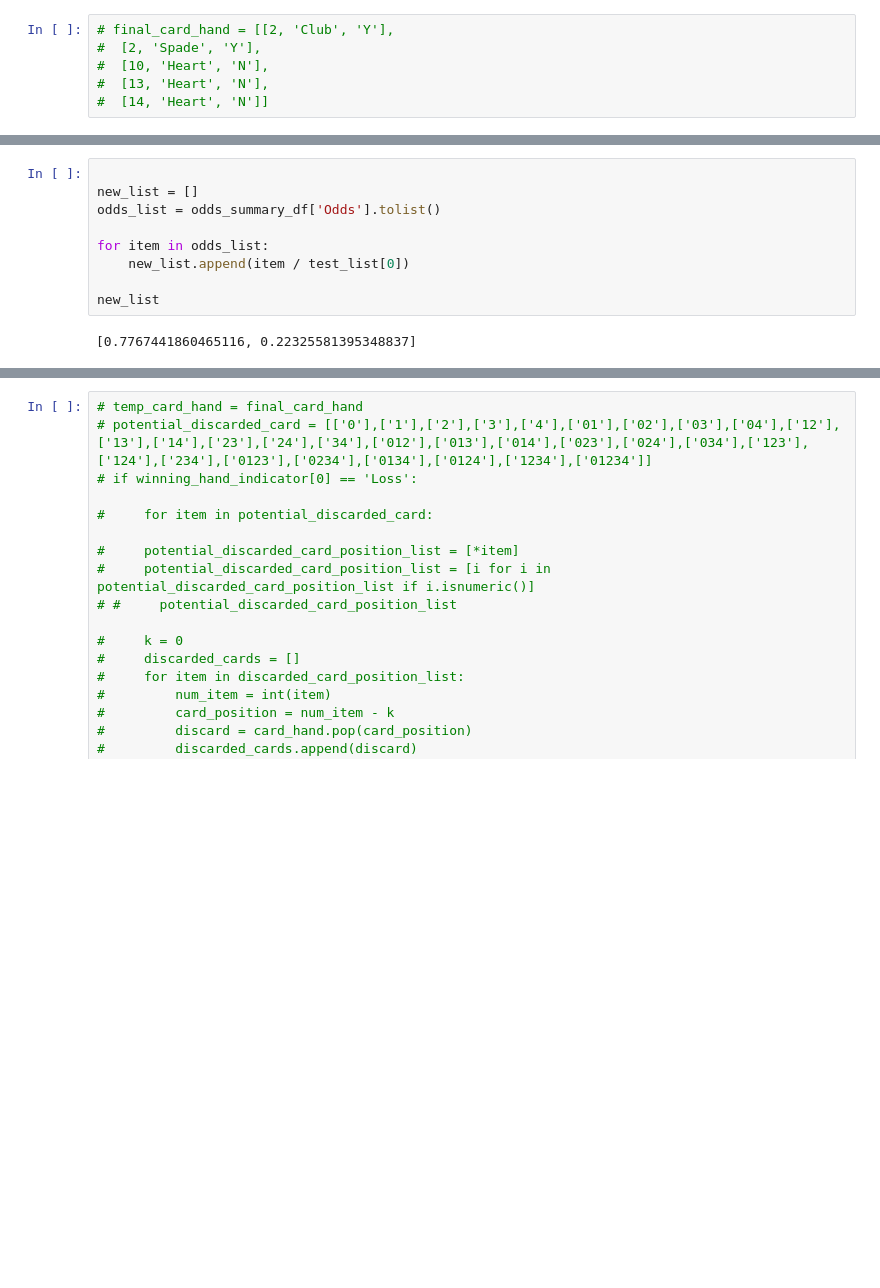
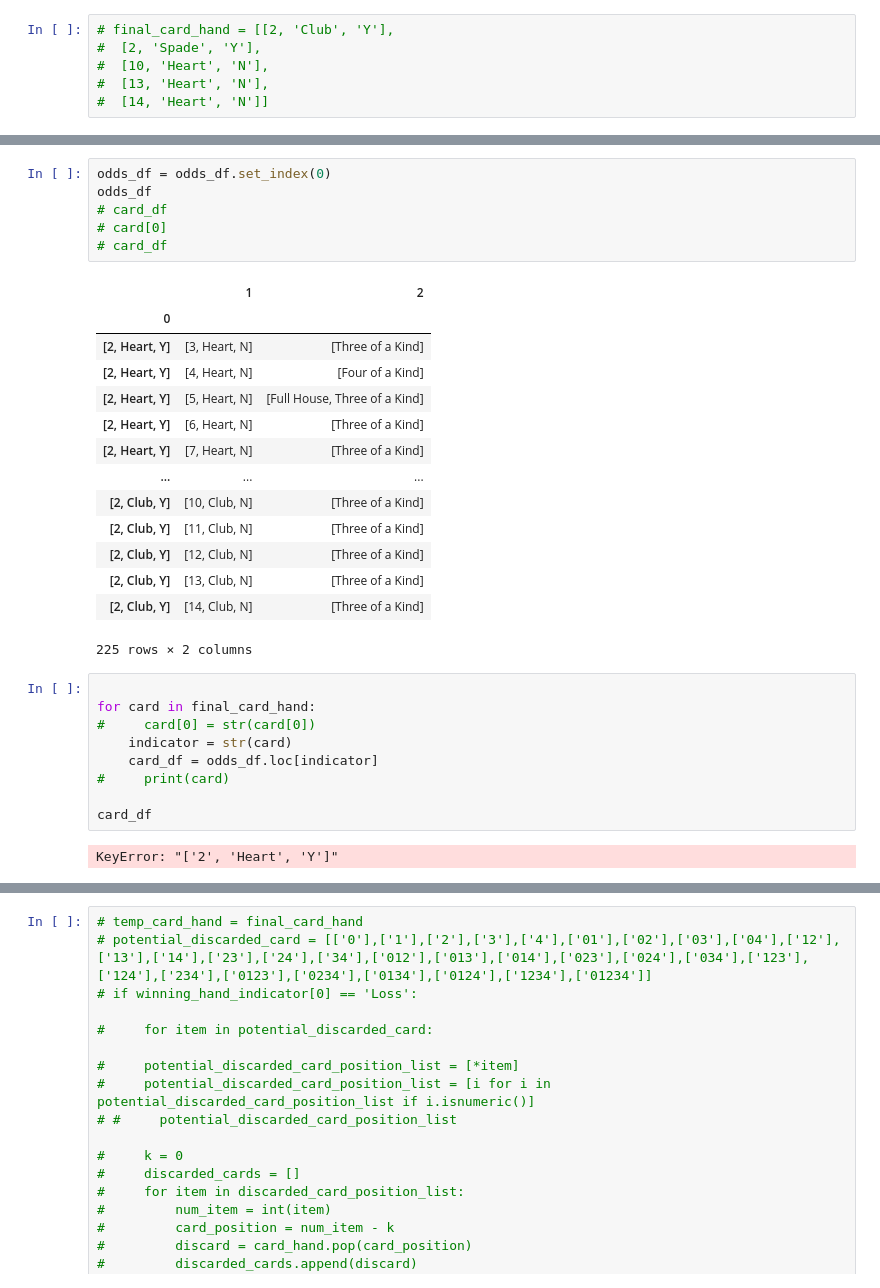
Before and after one commit to mdbinger/Deuces-Wild-Poker, a Jupyter notebook: Dueces_Wild.ipynb, the cells around one changed output, grey strips where cells are left out. Drawn from its saved outputs; the diff is of its cells as text; blank space fills up the shorter version.

Commit message:
Working on getting odds per dropped card

```diff
--- a/Dueces_Wild.ipynb
+++ b/Dueces_Wild.ipynb
@@ -612,13 +640,34 @@ odds_summary_df = odds_summary_df.rename(columns={2: 'Odds'})
+# %%
+odds_df = odds_df.set_index(0)
+odds_df
+# card_df
+# card[0]
+# card_df
+# %% [output]
+|  | 1 | 2 |
+| 0 |  |  |
+| [2, Heart, Y] | [3, Heart, N] | [Three of a Kind] |
+| [2, Heart, Y] | [4, Heart, N] | [Four of a Kind] |
+| [2, Heart, Y] | [5, Heart, N] | [Full House, Three of a Kind] |
+| [2, Heart, Y] | [6, Heart, N] | [Three of a Kind] |
+| [2, Heart, Y] | [7, Heart, N] | [Three of a Kind] |
+| ... | ... | ... |
+| [2, Club, Y] | [10, Club, N] | [Three of a Kind] |
+| [2, Club, Y] | [11, Club, N] | [Three of a Kind] |
+| [2, Club, Y] | [12, Club, N] | [Three of a Kind] |
+| [2, Club, Y] | [13, Club, N] | [Three of a Kind] |
+| [2, Club, Y] | [14, Club, N] | [Three of a Kind] |
+225 rows × 2 columns
 # %%
 
-new_list = []
-odds_list = odds_summary_df['Odds'].tolist()
+for card in final_card_hand:
+#     card[0] = str(card[0])
+    indicator = str(card)
+    card_df = odds_df.loc[indicator]
+#     print(card)
 
-for item in odds_list:
-    new_list.append(item / test_list[0])
-
-new_list
+card_df
 # %% [output]
-[0.7767441860465116, 0.22325581395348837]
+KeyError: "['2', 'Heart', 'Y']"
 # %%
 len(winning_hand_indicator)
```
Also changed, not shown: parts of 15 cells of this notebook.
